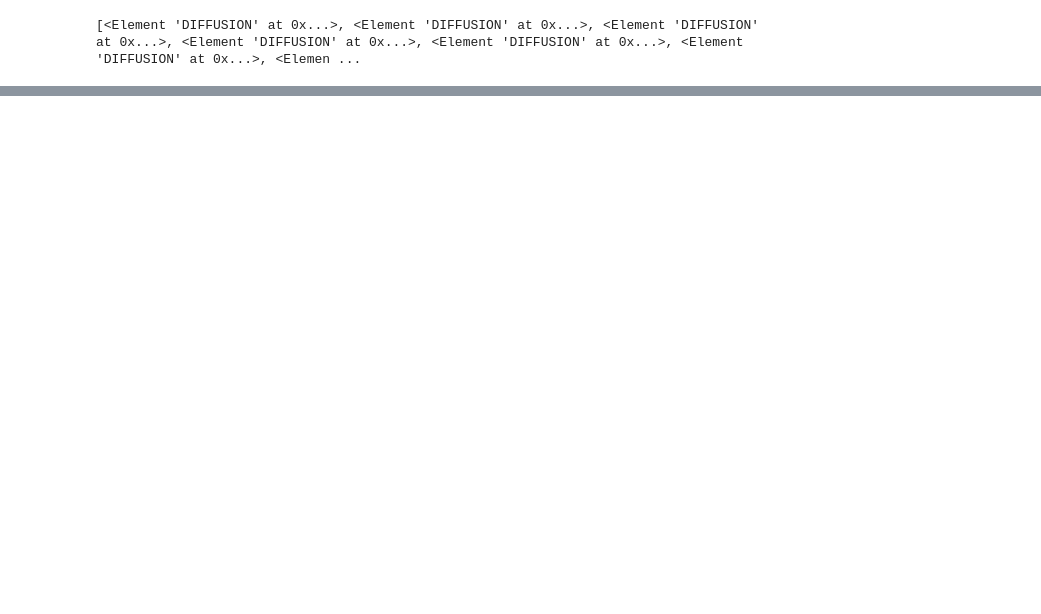
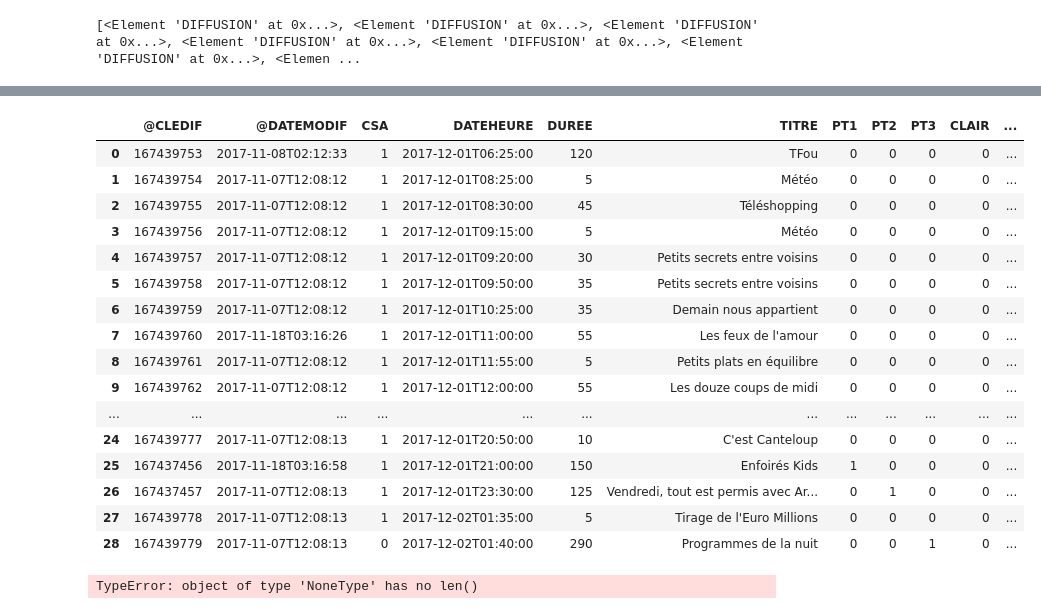
Before and after one commit to Frayal/Stage, a Jupyter notebook: ProgrammesTV/datavisu.ipynb, the cells around one changed output, grey strips where cells are left out. Drawn from its saved outputs; the diff is of its cells as text; code cells hidden in the pictures; blank space fills up the shorter version.

```diff
--- a/ProgrammesTV/datavisu.ipynb
+++ b/ProgrammesTV/datavisu.ipynb
@@ -85,0 +215,49 @@ data
+# %%
+data = data.drop(['LESPERSONNES','LESTEXTES','PHOTO'],axis=1)
+# %%
+data = data.drop(['MAGAZINEXY'],axis=1)
+# %%
+data = data.drop(['SERIE','NATIONALITE'],axis=1)
+# %%
+data = data.drop(['CS','FILMTELEFILM'],axis=1)
+# %%
+import pandas as pd
+pd.set_option('display.height', 1000)
+pd.set_option('display.max_rows', 500)
+pd.set_option('display.max_columns', 500)
+pd.set_option('display.width', 1000)
+data['DATE'] = data['DATEHEURE'].apply(lambda x: x.split('T')[0])
+data['HEURE'] = data['DATEHEURE'].apply(lambda x: x.split('T')[1])
+data['minutes'] = data['HEURE'].apply(lambda x: int(x.split(':')[0])*60 + int(x.split(':')[1]))
+data
+# %% [output]
+|  | @CLEDIF | @DATEMODIF | CSA | DATEHEURE | DUREE | TITRE | PT1 | PT2 | PT3 | CLAIR | ... |
+| 0 | 167439753 | 2017-11-08T02:12:33 | 1 | 2017-12-01T06:25:00 | 120 | TFou | 0 | 0 | 0 | 0 | ... |
+| 1 | 167439754 | 2017-11-07T12:08:12 | 1 | 2017-12-01T08:25:00 | 5 | Météo | 0 | 0 | 0 | 0 | ... |
+| 2 | 167439755 | 2017-11-07T12:08:12 | 1 | 2017-12-01T08:30:00 | 45 | Téléshopping | 0 | 0 | 0 | 0 | ... |
+| 3 | 167439756 | 2017-11-07T12:08:12 | 1 | 2017-12-01T09:15:00 | 5 | Météo | 0 | 0 | 0 | 0 | ... |
+| 4 | 167439757 | 2017-11-07T12:08:12 | 1 | 2017-12-01T09:20:00 | 30 | Petits secrets entre voisins | 0 | 0 | 0 | 0 | ... |
+| 5 | 167439758 | 2017-11-07T12:08:12 | 1 | 2017-12-01T09:50:00 | 35 | Petits secrets entre voisins | 0 | 0 | 0 | 0 | ... |
+| 6 | 167439759 | 2017-11-07T12:08:12 | 1 | 2017-12-01T10:25:00 | 35 | Demain nous appartient | 0 | 0 | 0 | 0 | ... |
+| 7 | 167439760 | 2017-11-18T03:16:26 | 1 | 2017-12-01T11:00:00 | 55 | Les feux de l'amour | 0 | 0 | 0 | 0 | ... |
+| 8 | 167439761 | 2017-11-07T12:08:12 | 1 | 2017-12-01T11:55:00 | 5 | Petits plats en équilibre | 0 | 0 | 0 | 0 | ... |
+| 9 | 167439762 | 2017-11-07T12:08:12 | 1 | 2017-12-01T12:00:00 | 55 | Les douze coups de midi | 0 | 0 | 0 | 0 | ... |
+| ... | ... | ... | ... | ... | ... | ... | ... | ... | ... | ... | ... |
+| 24 | 167439777 | 2017-11-07T12:08:13 | 1 | 2017-12-01T20:50:00 | 10 | C'est Canteloup | 0 | 0 | 0 | 0 | ... |
+| 25 | 167437456 | 2017-11-18T03:16:58 | 1 | 2017-12-01T21:00:00 | 150 | Enfoirés Kids | 1 | 0 | 0 | 0 | ... |
+| 26 | 167437457 | 2017-11-07T12:08:13 | 1 | 2017-12-01T23:30:00 | 125 | Vendredi, tout est permis avec Ar... | 0 | 1 | 0 | 0 | ... |
+| 27 | 167439778 | 2017-11-07T12:08:13 | 1 | 2017-12-02T01:35:00 | 5 | Tirage de l'Euro Millions | 0 | 0 | 0 | 0 | ... |
+| 28 | 167439779 | 2017-11-07T12:08:13 | 0 | 2017-12-02T01:40:00 | 290 | Programmes de la nuit | 0 | 0 | 1 | 0 | ... |
+# %%
+temp_data = pd.DataFrame()
+for i in range(29):
+    df = data['MAGAZINEXY']
+    l = (df[[i]].values)[0]
+    df2 = pd.DataFrame.from_dict(l,orient = 'index')
+    df2 = df2.rename(columns = {0: i})
+    #print(df2.head())
+    temp_data = [temp_data,df2]
+    temp_data = pd.concat(temp_data,axis = 1)
+temp_data.T.head()
+# %% [output]
+TypeError: object of type 'NoneType' has no len()
```
Also changed, not shown: parts of 11 cells of this notebook.
